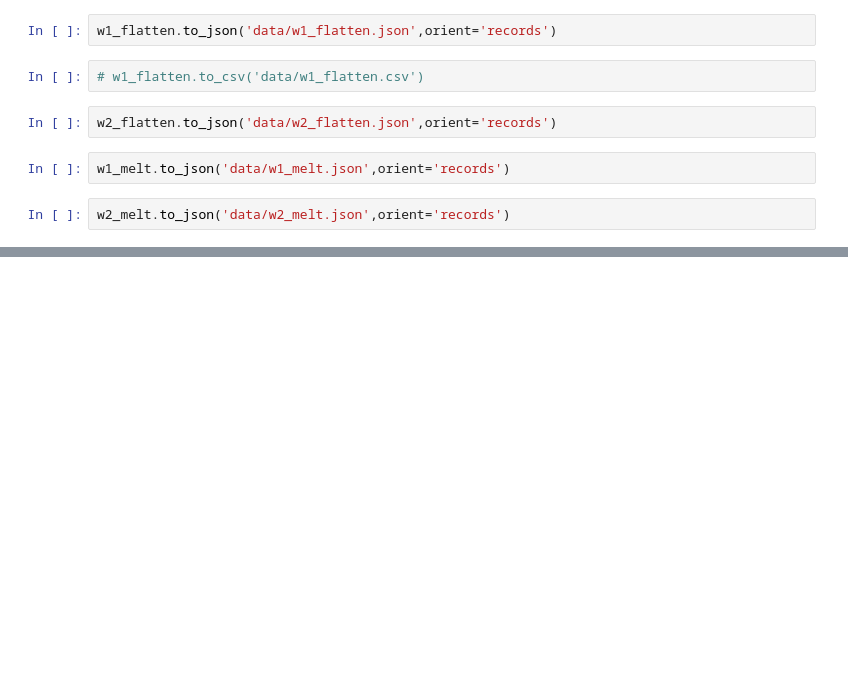
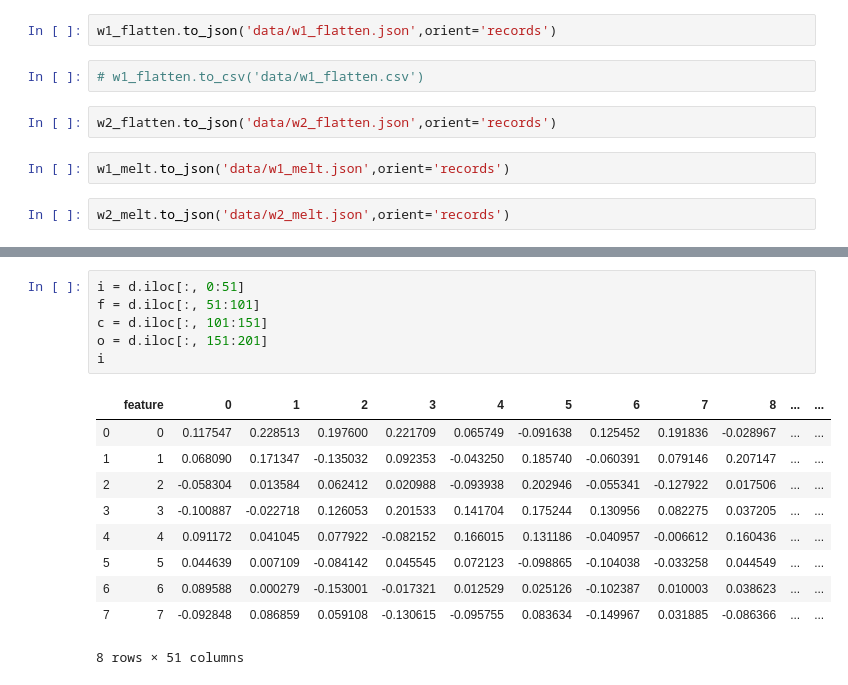
Before and after one commit to gj0706/my_research, a Jupyter notebook: neural_network/data_process.ipynb, the cells around one changed output, grey strips where cells are left out. Cells and saved outputs as stored; diff of their text form; blank space fills up the shorter version.

```diff
--- a/neural_network/data_process.ipynb
+++ b/neural_network/data_process.ipynb
@@ -256,0 +309,17 @@ w2_melt.to_json('data/w2_melt.json',orient='records')
+# %%
+i = d.iloc[:, 0:51]
+f = d.iloc[:, 51:101]
+c = d.iloc[:, 101:151]
+o = d.iloc[:, 151:201]
+i
+# %% [output]
+|  | feature | 0 | 1 | 2 | 3 | 4 | 5 | 6 | 7 | 8 | ... | ... |
+| 0 | 0 | 0.117547 | 0.228513 | 0.197600 | 0.221709 | 0.065749 | -0.091638 | 0.125452 | 0.191836 | -0.028967 | ... | ... |
+| 1 | 1 | 0.068090 | 0.171347 | -0.135032 | 0.092353 | -0.043250 | 0.185740 | -0.060391 | 0.079146 | 0.207147 | ... | ... |
+| 2 | 2 | -0.058304 | 0.013584 | 0.062412 | 0.020988 | -0.093938 | 0.202946 | -0.055341 | -0.127922 | 0.017506 | ... | ... |
+| 3 | 3 | -0.100887 | -0.022718 | 0.126053 | 0.201533 | 0.141704 | 0.175244 | 0.130956 | 0.082275 | 0.037205 | ... | ... |
+| 4 | 4 | 0.091172 | 0.041045 | 0.077922 | -0.082152 | 0.166015 | 0.131186 | -0.040957 | -0.006612 | 0.160436 | ... | ... |
+| 5 | 5 | 0.044639 | 0.007109 | -0.084142 | 0.045545 | 0.072123 | -0.098865 | -0.104038 | -0.033258 | 0.044549 | ... | ... |
+| 6 | 6 | 0.089588 | 0.000279 | -0.153001 | -0.017321 | 0.012529 | 0.025126 | -0.102387 | 0.010003 | 0.038623 | ... | ... |
+| 7 | 7 | -0.092848 | 0.086859 | 0.059108 | -0.130615 | -0.095755 | 0.083634 | -0.149967 | 0.031885 | -0.086366 | ... | ... |
+8 rows × 51 columns
```
Also changed, not shown: parts of 30 cells of this notebook.
